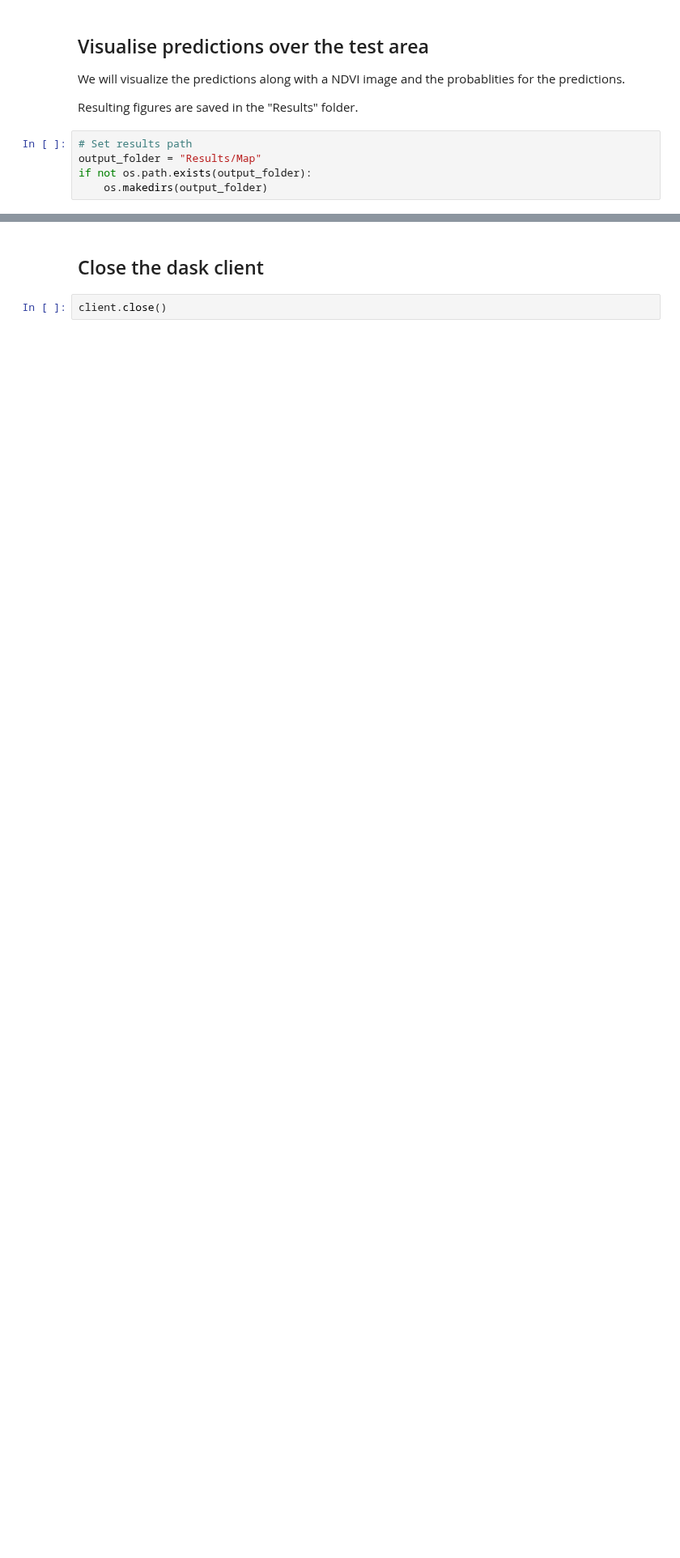
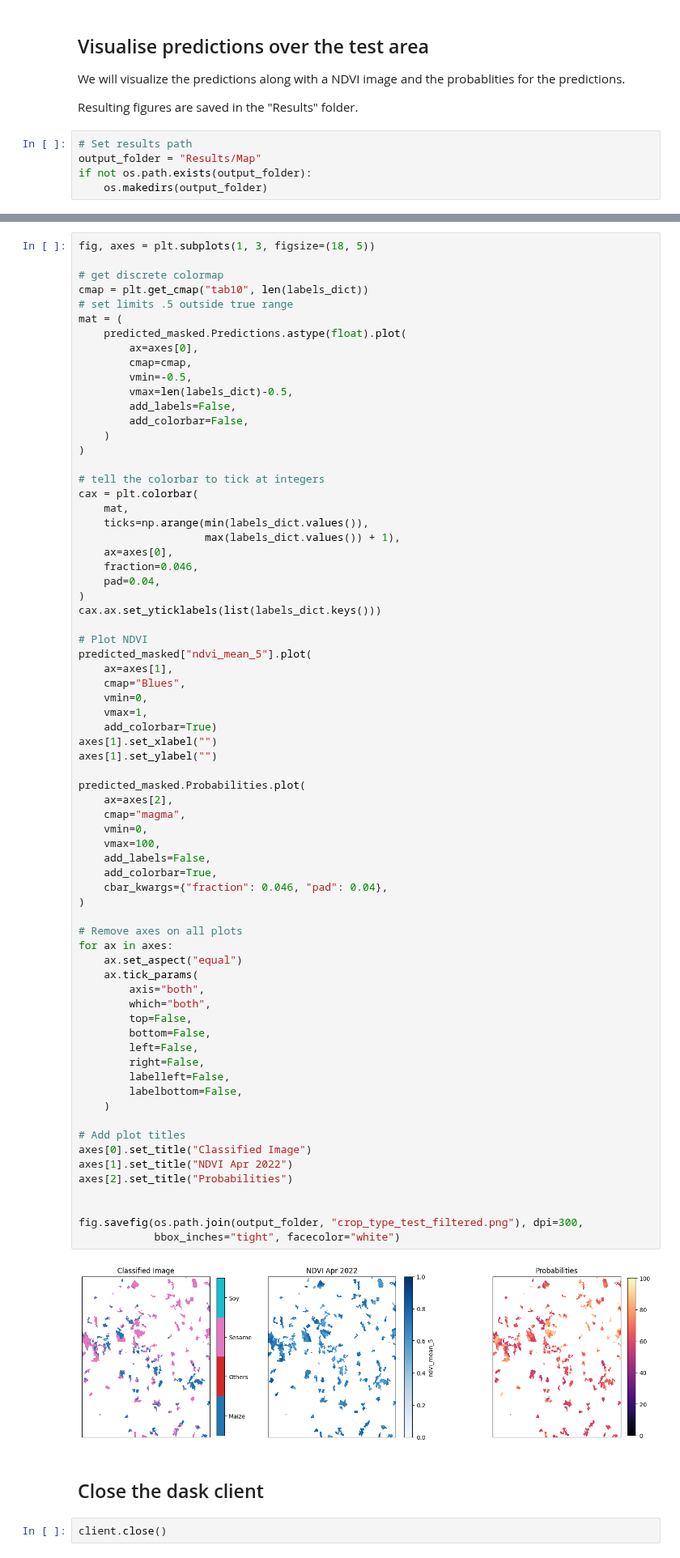
Before and after one commit to digitalearthafrica/FAO_crop_type, a Jupyter notebook: 6_Create_test_map.ipynb, the cells around one changed output, grey strips where cells are left out. Shown at 81% size. Cells and saved outputs as stored; diff of their text form; blank space fills up the shorter version.

Commit message:
Minor edits and new crop extent visualisation

```diff
--- a/6_Create_test_map.ipynb
+++ b/6_Create_test_map.ipynb
@@ -276,3 +285,75 @@ fig.savefig(os.path.join(output_folder, "crop_type_test_region.png"), dpi=300,
+# %%
+fig, axes = plt.subplots(1, 3, figsize=(18, 5))
+
+# get discrete colormap
+cmap = plt.get_cmap("tab10", len(labels_dict))
+# set limits .5 outside true range
+mat = (
+    predicted_masked.Predictions.astype(float).plot(
+        ax=axes[0],
+        cmap=cmap,
+        vmin=-0.5,
+        vmax=len(labels_dict)-0.5,
+        add_labels=False,
+        add_colorbar=False,
+    )
+)
+
+# tell the colorbar to tick at integers
+cax = plt.colorbar(
+    mat,
+    ticks=np.arange(min(labels_dict.values()),
+                    max(labels_dict.values()) + 1),
+    ax=axes[0],
+    fraction=0.046,
+    pad=0.04,
+)
+cax.ax.set_yticklabels(list(labels_dict.keys()))
+
+# Plot NDVI
+predicted_masked["ndvi_mean_5"].plot(
+    ax=axes[1],
+    cmap="Blues",
+    vmin=0,
+    vmax=1,
+    add_colorbar=True)
+axes[1].set_xlabel("")
+axes[1].set_ylabel("")
+
+predicted_masked.Probabilities.plot(
+    ax=axes[2],
+    cmap="magma",
+    vmin=0,
+    vmax=100,
+    add_labels=False,
+    add_colorbar=True,
+    cbar_kwargs={"fraction": 0.046, "pad": 0.04},
+)
+
+# Remove axes on all plots
+for ax in axes:
+    ax.set_aspect("equal")
+    ax.tick_params(
+        axis="both",
+        which="both",
+        top=False,
+        bottom=False,
+        left=False,
+        right=False,
+        labelleft=False,
+        labelbottom=False,
+    )
+
+# Add plot titles
+axes[0].set_title("Classified Image")
+axes[1].set_title("NDVI Apr 2022")
+axes[2].set_title("Probabilities")
+
+
+fig.savefig(os.path.join(output_folder, "crop_type_test_filtered.png"), dpi=300,
+            bbox_inches="tight", facecolor="white")
+# %% [output]
+[figure, added]
 # %% [markdown]
 ## Close the dask client
 # %%
```
Also changed, not shown: parts of 6 cells of this notebook, 5 other files.
